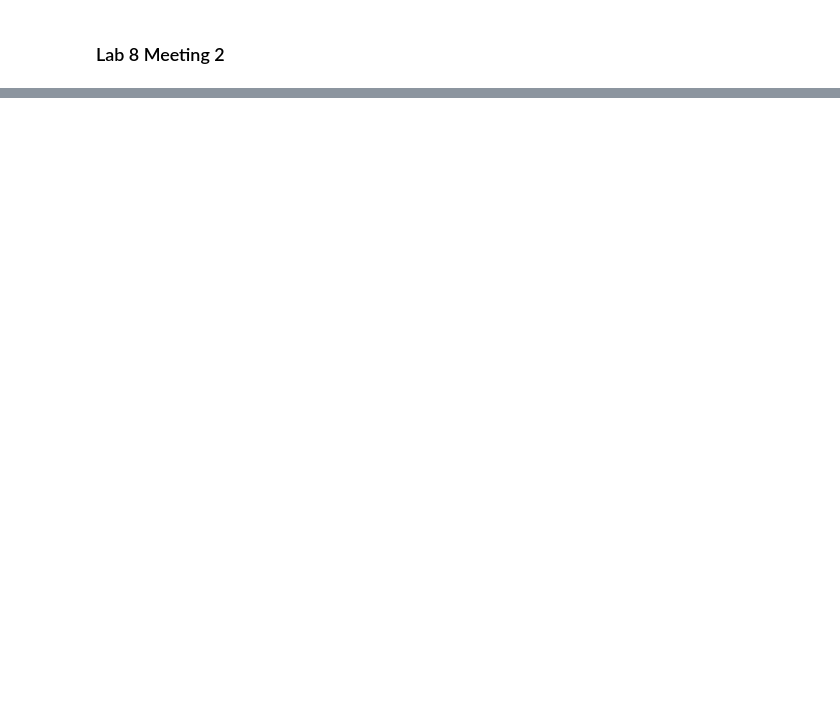
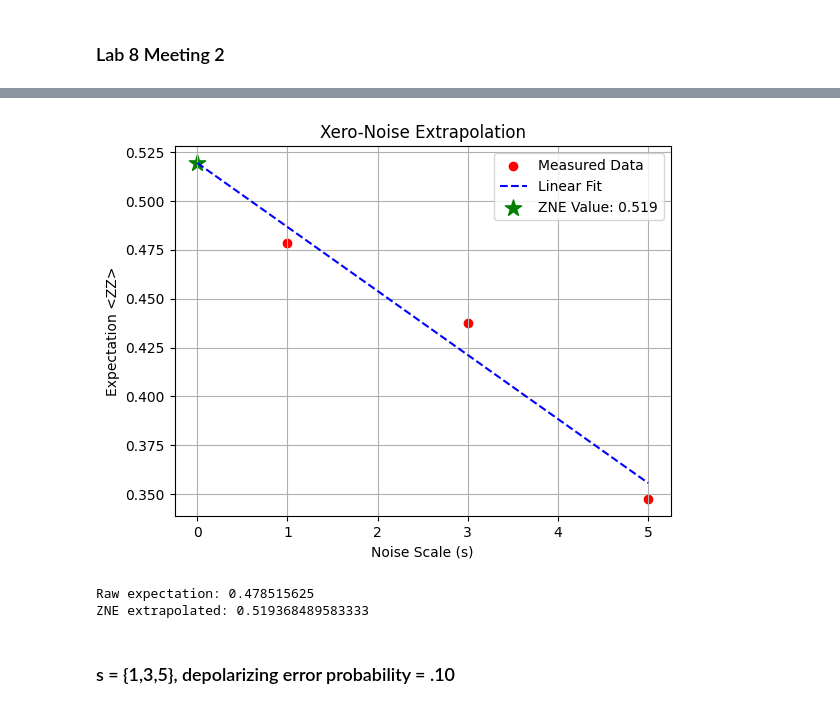
Before and after one commit to MatthewJarek/Quantum_Information_Lab, a Jupyter notebook: Labs/Lab8/Lab8M2.ipynb, the cells around one changed output, grey strips where cells are left out. Saved outputs shown, nothing was run; the diff lists cells and outputs as text; code cells hidden in the pictures; blank space fills up the shorter version.

```diff
--- a/Labs/Lab8/Lab8M2.ipynb
+++ b/Labs/Lab8/Lab8M2.ipynb
@@ -54,0 +119,49 @@ plot_histogram(noisy_counts)
+# %%
+# Expectation Value for the Bell State
+expectations = []
+scales = [1,3,5]
+
+for s in scales:
+    # 1. Fold the circuit  (now works even with measure)
+    folded_qc = fold_circuit(qc, s)
+
+    # 2. Transpile with no optimization
+    t_folded_qc = transpile(folded_qc, backend, optimization_level=0)
+
+    # 3. Run
+    job = backend.run(t_folded_qc, shots=1024)
+    res = job.result()
+    counts = res.get_counts()
+
+    # 4. Compute expectation
+    expectations.append(expectation_zz(counts))
+# %%
+# 1. Fit the data
+coeffs = np.polyfit(scales, expectations, deg=1)
+zne_value = np.polyval(coeffs, 0)
+
+# 2. Create the fit line (extending from 0 to your max scale)
+x_fit = np.linspace(0,max(scales), 100)
+y_fit = np.polyval(coeffs, x_fit)
+
+# 3. Plotting
+plt.scatter(scales, expectations, color='red', label='Measured Data')
+plt.plot(x_fit, y_fit, '--', color='blue', label='Linear Fit')
+plt.scatter(0, zne_value, color='green', marker='*', s=150, label=f'ZNE Value: {zne_value:.3f}')
+
+plt.xlabel('Noise Scale (s)')
+plt.ylabel('Expectation <ZZ>')
+plt.title('Xero-Noise Extrapolation')
+plt.legend()
+plt . grid (True)
+plt.show()
+# %% [output]
+[figure, added]
+# %%
+print("Raw expectation:", expectations[0])
+print("ZNE extrapolated:", zne_value)
+# %% [output]
+Raw expectation: 0.478515625
+ZNE extrapolated: 0.519368489583333
+# %% [markdown]
+### s = {1,3,5}, depolarizing error probability = .10
```
Also changed, not shown: parts of 38 cells of this notebook, 47 other files.
